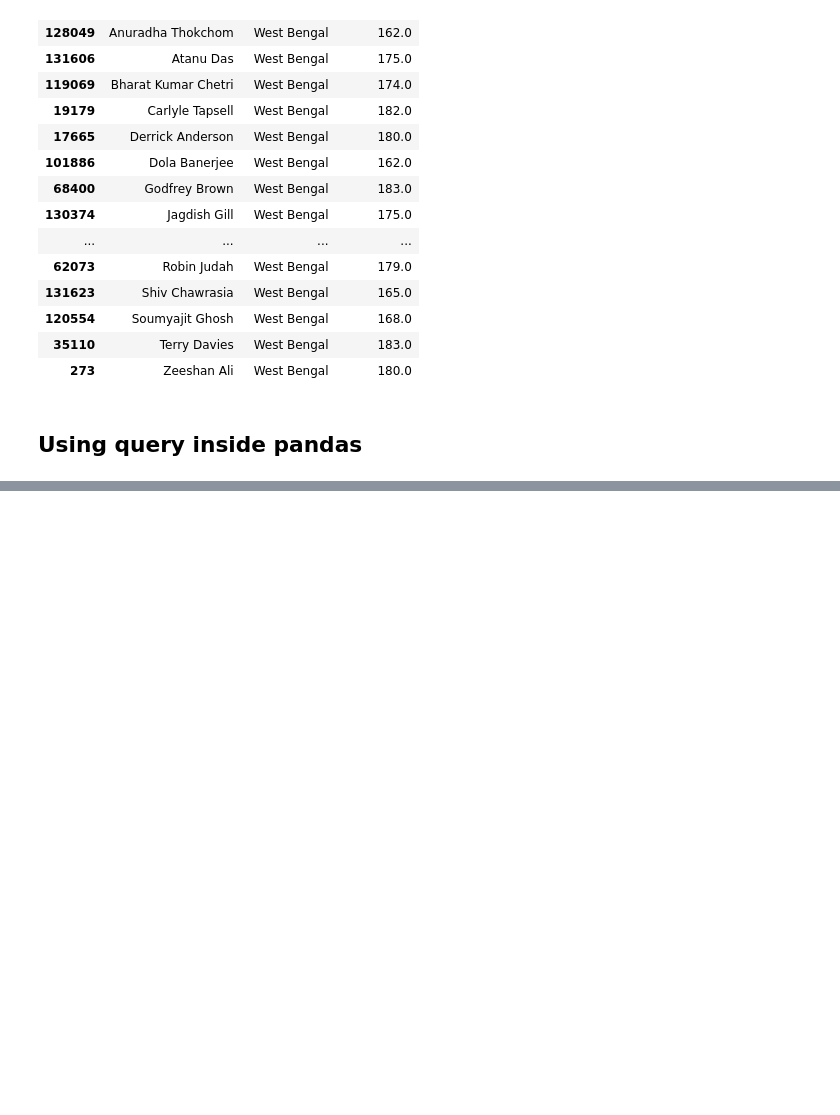
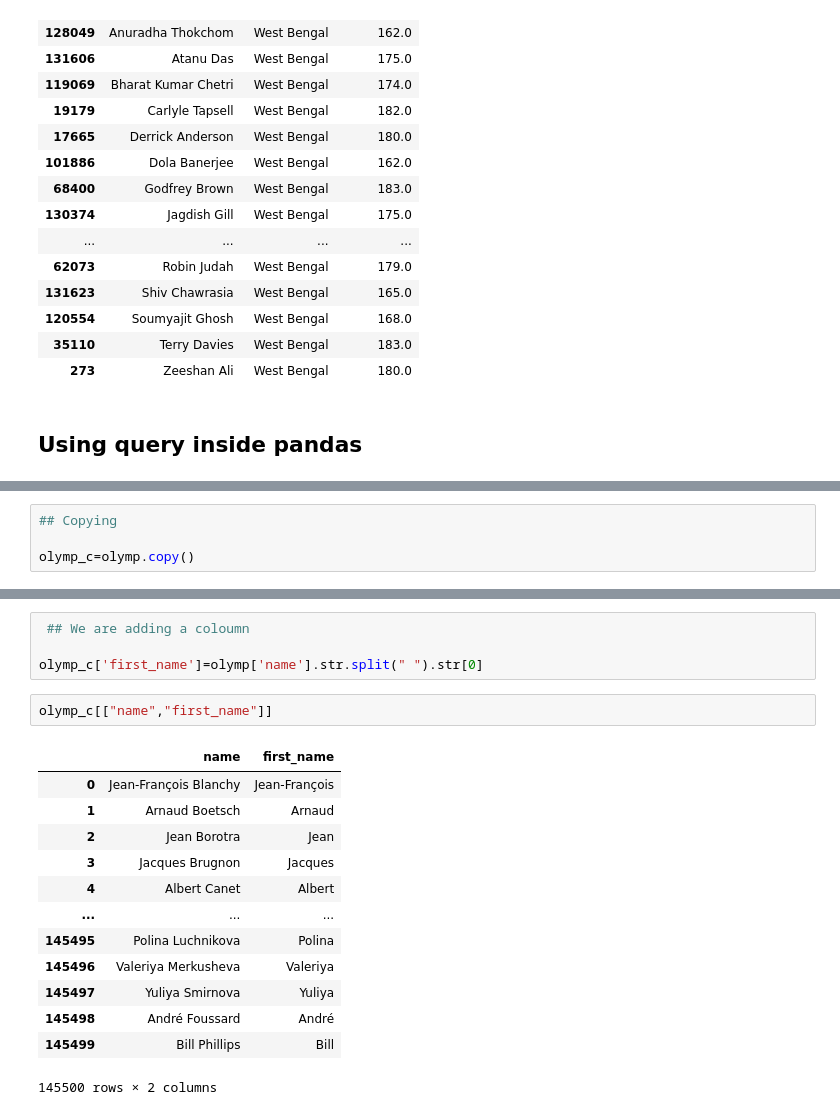
Before and after one commit to SiddhantDas18/Sidpy, a Jupyter notebook: Day5/pondas.ipynb, the cells around one changed output, grey strips where cells are left out. Drawn from its saved outputs; the diff is of its cells as text; blank space fills up the shorter version.

```diff
--- a/Day5/pondas.ipynb
+++ b/Day5/pondas.ipynb
@@ -534,3 +534,7 @@ olymp.query('born_region=="West Bengal" & height_cm>160')
 | 130374 | 133058 | Jagdish Gill | 1984-12-05 | Kolkata (Calcutta) | West Bengal | IND | Canada | 175.0 | 77.0 | ... |
 | 131606 | 134416 | Atanu Das | 1992-04-05 | Kolkata (Calcutta) | West Bengal | IND | India | 175.0 | 79.0 | ... |
 | 131623 | 134437 | Shiv Chawrasia | 1978-05-15 | Kolkata (Calcutta) | West Bengal | IND | India | 165.0 | 67.0 | ... |
+# %%
+## Copying
+
+olymp_c=olymp.copy()
@@ -536,0 +557,20 @@ olymp.query('born_region=="West Bengal" & height_cm>160')
+# %%
+ ## We are adding a coloumn
+
+olymp_c['first_name']=olymp['name'].str.split(" ").str[0]
+# %%
+olymp_c[["name","first_name"]]
+# %% [output]
+|  | name | first_name |
+| 0 | Jean-François Blanchy | Jean-François |
+| 1 | Arnaud Boetsch | Arnaud |
+| 2 | Jean Borotra | Jean |
+| 3 | Jacques Brugnon | Jacques |
+| 4 | Albert Canet | Albert |
+| ... | ... | ... |
+| 145495 | Polina Luchnikova | Polina |
+| 145496 | Valeriya Merkusheva | Valeriya |
+| 145497 | Yuliya Smirnova | Yuliya |
+| 145498 | André Foussard | André |
+| 145499 | Bill Phillips | Bill |
+145500 rows × 2 columns
```
Also changed, not shown: parts of 2 cells of this notebook, 5 other files.
